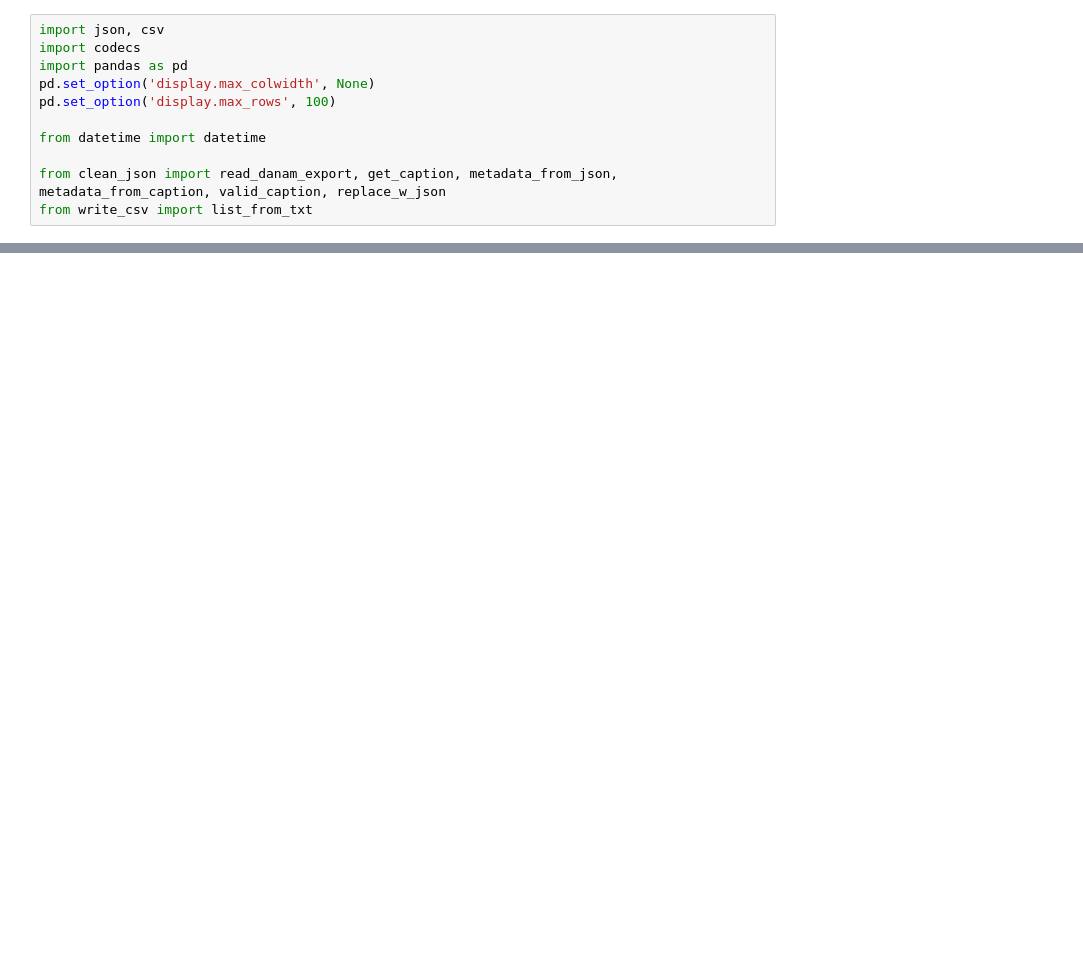
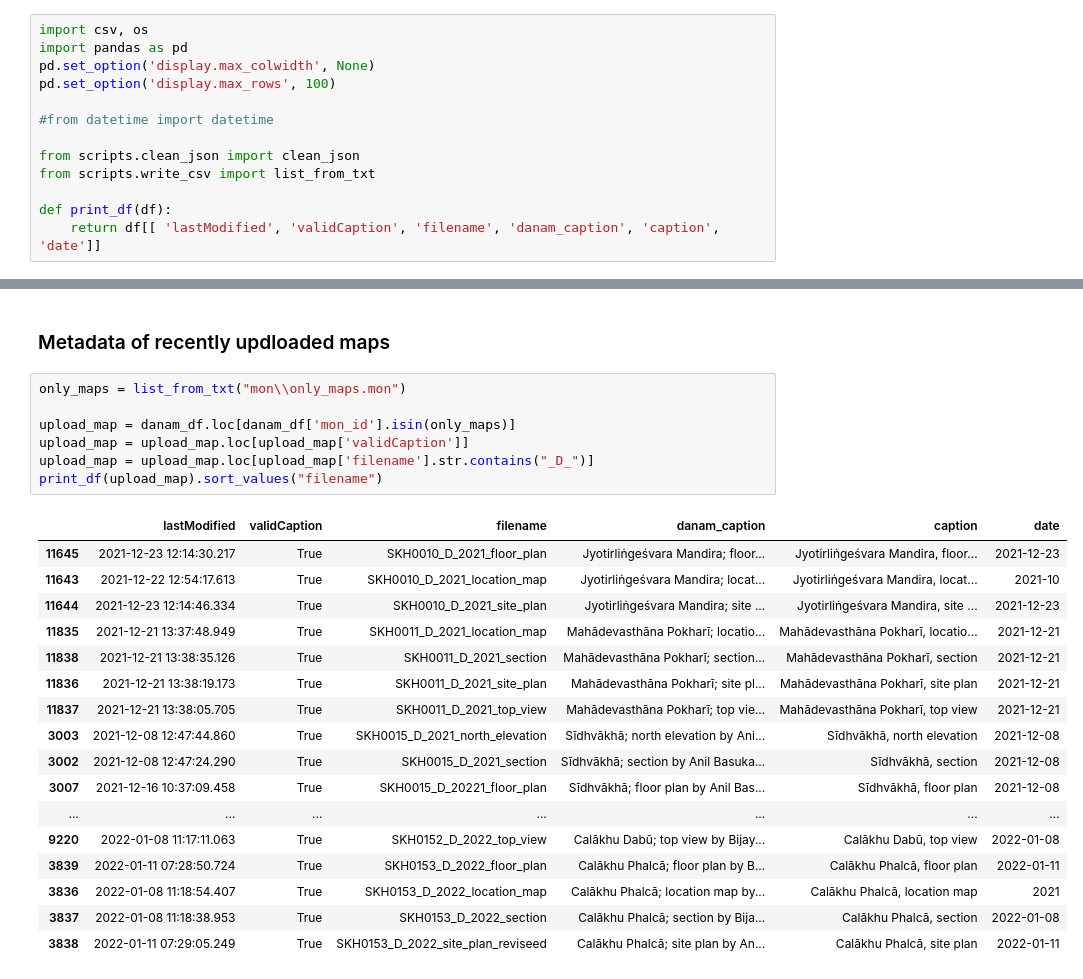
Before and after one commit to mlilyd/danammeta2csv, a Jupyter notebook: image_metadata.ipynb, the cells around one changed output, grey strips where cells are left out. Cells and saved outputs as stored; diff of their text form; blank space fills up the shorter version.

```diff
--- a/image_metadata.ipynb
+++ b/image_metadata.ipynb
@@ -1,11 +12,13 @@
 # %%
-import json, csv
-import codecs
+import csv, os
 import pandas as pd
 pd.set_option('display.max_colwidth', None)
 pd.set_option('display.max_rows', 100)
 
-from datetime import datetime
+#from datetime import datetime
 
-from clean_json import read_danam_export, get_caption, metadata_from_json, metadata_from_caption, valid_caption, replace_w_json
-from write_csv import list_from_txt
+from scripts.clean_json import clean_json
+from scripts.write_csv import list_from_txt
+
+def print_df(df):
+    return df[[ 'lastModified', 'validCaption', 'filename', 'danam_caption', 'caption', 'date']]
@@ -104,0 +117,27 @@ file.close()
+# %% [markdown]
+### Metadata of recently updloaded maps
+# %%
+only_maps = list_from_txt("mon\\only_maps.mon")
+
+upload_map = danam_df.loc[danam_df['mon_id'].isin(only_maps)]
+upload_map = upload_map.loc[upload_map['validCaption']]
+upload_map = upload_map.loc[upload_map['filename'].str.contains("_D_")]
+print_df(upload_map).sort_values("filename")
+# %% [output]
+|  | lastModified | validCaption | filename | danam_caption | caption | date |
+| 11645 | 2021-12-23 12:14:30.217 | True | SKH0010_D_2021_floor_plan | Jyotirliṅgeśvara Mandira; floor... | Jyotirliṅgeśvara Mandira, floor... | 2021-12-23 |
+| 11643 | 2021-12-22 12:54:17.613 | True | SKH0010_D_2021_location_map | Jyotirliṅgeśvara Mandira; locat... | Jyotirliṅgeśvara Mandira, locat... | 2021-10 |
+| 11644 | 2021-12-23 12:14:46.334 | True | SKH0010_D_2021_site_plan | Jyotirliṅgeśvara Mandira; site ... | Jyotirliṅgeśvara Mandira, site ... | 2021-12-23 |
+| 11835 | 2021-12-21 13:37:48.949 | True | SKH0011_D_2021_location_map | Mahādevasthāna Pokharī; locatio... | Mahādevasthāna Pokharī, locatio... | 2021-12-21 |
+| 11838 | 2021-12-21 13:38:35.126 | True | SKH0011_D_2021_section | Mahādevasthāna Pokharī; section... | Mahādevasthāna Pokharī, section | 2021-12-21 |
+| 11836 | 2021-12-21 13:38:19.173 | True | SKH0011_D_2021_site_plan | Mahādevasthāna Pokharī; site pl... | Mahādevasthāna Pokharī, site plan | 2021-12-21 |
+| 11837 | 2021-12-21 13:38:05.705 | True | SKH0011_D_2021_top_view | Mahādevasthāna Pokharī; top vie... | Mahādevasthāna Pokharī, top view | 2021-12-21 |
+| 3003 | 2021-12-08 12:47:44.860 | True | SKH0015_D_2021_north_elevation | Sīdhvākhā; north elevation by Ani... | Sīdhvākhā, north elevation | 2021-12-08 |
+| 3002 | 2021-12-08 12:47:24.290 | True | SKH0015_D_2021_section | Sīdhvākhā; section by Anil Basuka... | Sīdhvākhā, section | 2021-12-08 |
+| 3007 | 2021-12-16 10:37:09.458 | True | SKH0015_D_20221_floor_plan | Sīdhvākhā; floor plan by Anil Bas... | Sīdhvākhā, floor plan | 2021-12-08 |
+| ... | ... | ... | ... | ... | ... | ... |
+| 9220 | 2022-01-08 11:17:11.063 | True | SKH0152_D_2022_top_view | Calākhu Dabū; top view by Bijay... | Calākhu Dabū, top view | 2022-01-08 |
+| 3839 | 2022-01-11 07:28:50.724 | True | SKH0153_D_2022_floor_plan | Calākhu Phalcā; floor plan by B... | Calākhu Phalcā, floor plan | 2022-01-11 |
+| 3836 | 2022-01-08 11:18:54.407 | True | SKH0153_D_2022_location_map | Calākhu Phalcā; location map by... | Calākhu Phalcā, location map | 2021 |
+| 3837 | 2022-01-08 11:18:38.953 | True | SKH0153_D_2022_section | Calākhu Phalcā; section by Bija... | Calākhu Phalcā, section | 2022-01-08 |
+| 3838 | 2022-01-11 07:29:05.249 | True | SKH0153_D_2022_site_plan_reviseed | Calākhu Phalcā; site plan by An... | Calākhu Phalcā, site plan | 2022-01-11 |
```
Also changed, not shown: parts of 19 cells of this notebook, 23 other files.
